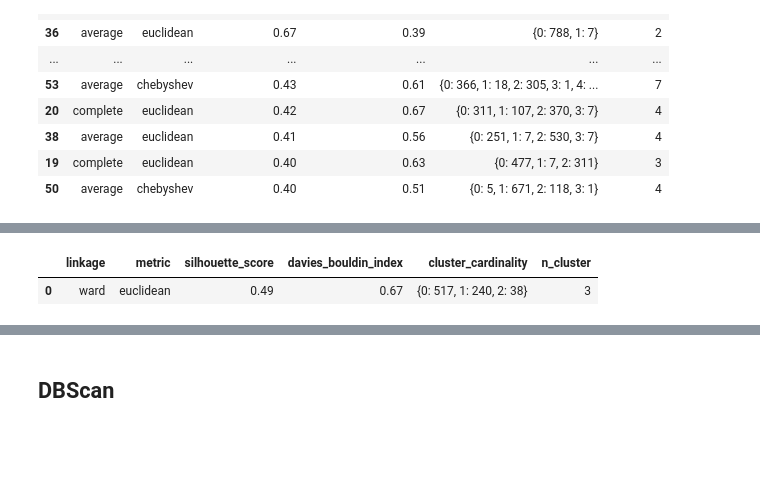
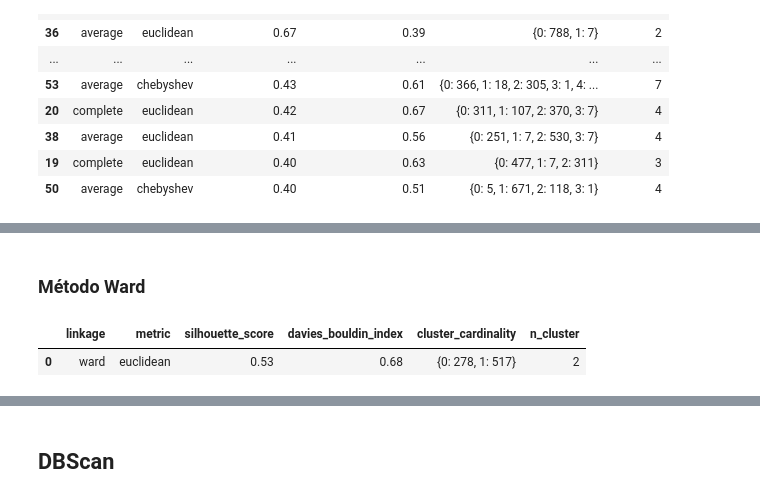
Before and after one commit to ngcarvajall/Proyecto9_Clustering_Regresion, a Jupyter notebook: Notebooks/EDA.ipynb, the cells around one changed output, grey strips where cells are left out. Drawn from its saved outputs; the diff is of its cells as text; code cells hidden in the pictures; blank space fills up the shorter version.

Commit message:
encontrar mejor clusterizado

```diff
--- a/Notebooks/EDA.ipynb
+++ b/Notebooks/EDA.ipynb
@@ -869,3 +889,5 @@ Error con linkage=ward, metric=chebyshev: chebyshev was provided as metric. Ward
+# %% [markdown]
+### Método Ward
 # %%
 # Crear un DataFrame para almacenar los resultados
 results = []
@@ -880,7 +902,7 @@ try:
         linkage='ward',
         metric=metric,  # o affinity si da error
         distance_threshold=None,  # Para buscar n_clusters
-        n_clusters=3, # Cambia esto según tu análisis
+        n_clusters=2, # Cambia esto según tu análisis
     )
 
     # Ajustar el modelo
@@ -895,32 +917,32 @@ try:
         db_score = davies_bouldin_score(df_aglo, labels_datos1)
 
 
         # Cardinalidad (tamaño de cada cluster)
         cluster_cardinality = {cluster: sum(labels_datos1 == cluster) for cluster in np.unique(labels_datos1)}
     else:
         cluster_cardinality = {'Cluster único': len(df_aglo)}
 
     # Almacenar resultados
     results.append({
         'linkage': 'ward',
         'metric': metric,
         'silhouette_score': silhouette_avg,
         'davies_bouldin_index': db_score,
         'cluster_cardinality': cluster_cardinality,
-        'n_cluster': 3
+        'n_cluster': 2
     })
 
 except Exception as e:
     print(f"Error con linkage={linkage_method}, metric={metric}: {e}") # ward solo funciona con euclidiana
 
 # Crear DataFrame de resultados
 results_mod1 = pd.DataFrame(results)
 
 # Mostrar resultados ordenados por silhouette_score
 results_mod1 = results_mod1.sort_values(by='silhouette_score', ascending=False)
 
 # Mostrar el DataFrame
 results_mod1.head(20)
 # %% [output]
 |  | linkage | metric | silhouette_score | davies_bouldin_index | cluster_cardinality | n_cluster |
-| 0 | ward | euclidean | 0.49 | 0.67 | {0: 517, 1: 240, 2: 38} | 3 |
+| 0 | ward | euclidean | 0.53 | 0.68 | {0: 278, 1: 517} | 2 |
```
Also changed, not shown: parts of 28 cells of this notebook, 1 other file.
